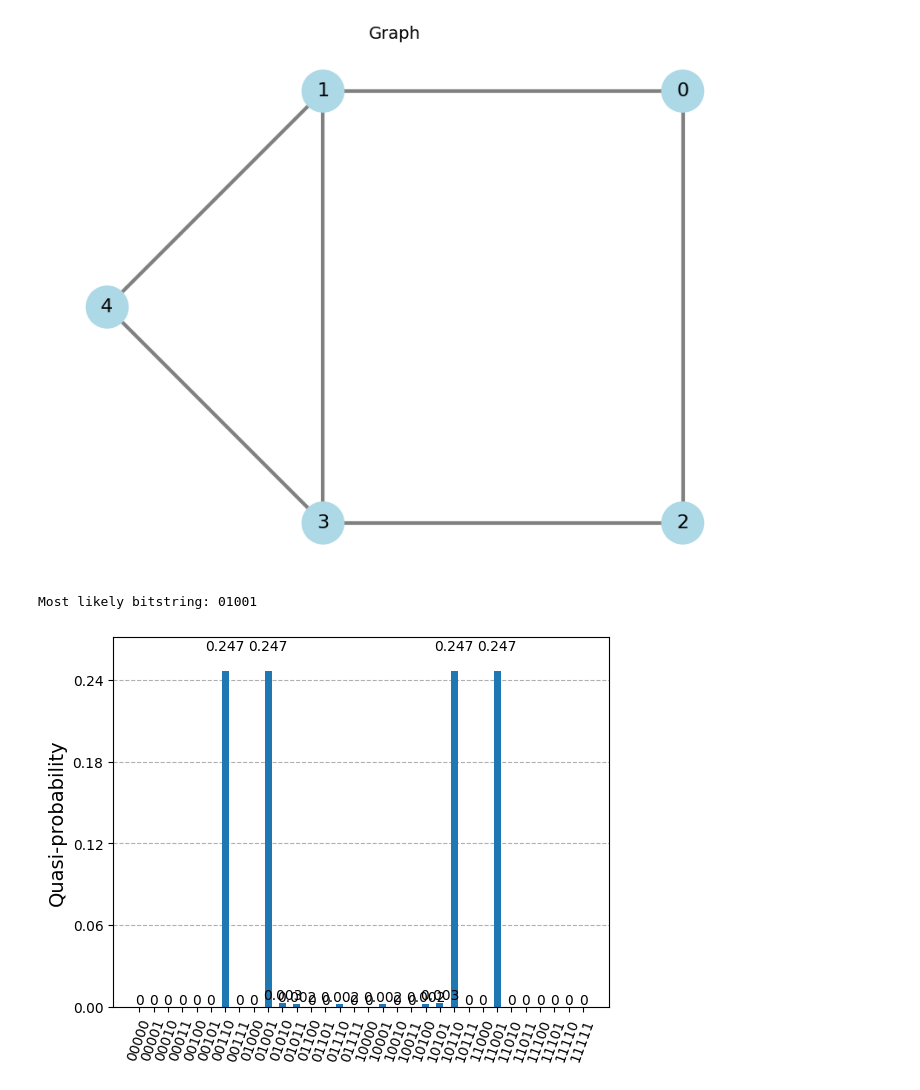
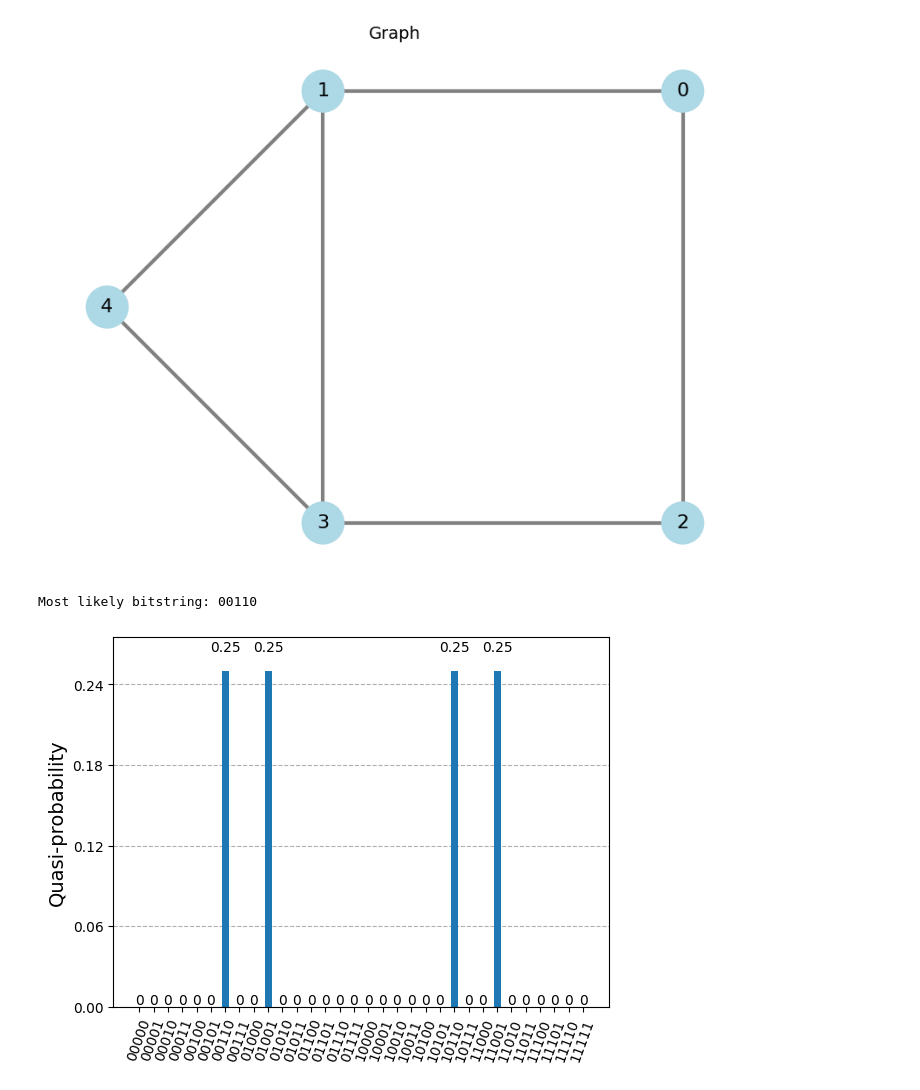
Before and after one commit to GalD101/qiskit_HW, a Jupyter notebook: max_cut_aqc.ipynb, the cells around one changed output. Drawn from its saved outputs; the diff is of its cells as text; code cells hidden in the pictures.

```diff
--- a/max_cut_aqc.ipynb
+++ b/max_cut_aqc.ipynb
@@ -60,45 +63,41 @@ from qiskit import QuantumCircuit
 from qiskit.primitives import Sampler
 from qiskit.visualization import plot_histogram
 
-# Define the graph
-n = 5
-edges = [(0, 1), (0, 2), (1, 3), (1, 4), (2, 3), (3, 4)]
-
 # Parameters for simulation
-T = 10               # total evolution time
-N_steps = 50        # number of steps
+T = 100               # total evolution time
+N_steps = 1000         # number of steps
 dt = T / N_steps
 
 # Build the circuit
 qc = QuantumCircuit(n)
 qc.h(range(n))  # initial |+> state
 
 for k in range(1, N_steps + 1):
     s = k / N_steps
     angle_x = 2 * (1 - s) * dt
     angle_zz = -2 * s * dt
 
     for i, j in edges:
         qc.rzz(angle_zz, i, j) # e^{-i H_C dt}
 
     for q in range(n):
         qc.rx(angle_x, q) # e^{-i H_B dt}
 
 
 
 qc.measure_all()
 
 # Run using the modern Sampler
 sampler = Sampler()
 result = sampler.run(qc).result()
 counts = result.quasi_dists[0].binary_probabilities()
 
 # Display the most likely solutions and histogram
 print("Most likely bitstring:", max(counts, key=counts.get))
 plot_histogram(counts)
 # %% [output]
-Most likely bitstring: 01001
+Most likely bitstring: 00110
-[figure, old version]
+[figure, new version]
 # %%
 # Sort the results by probability in descending order
 sorted_results = sorted(counts.items(), key=lambda item: item[1], reverse=True)
```
Also changed, not shown: parts of 3 cells of this notebook.
